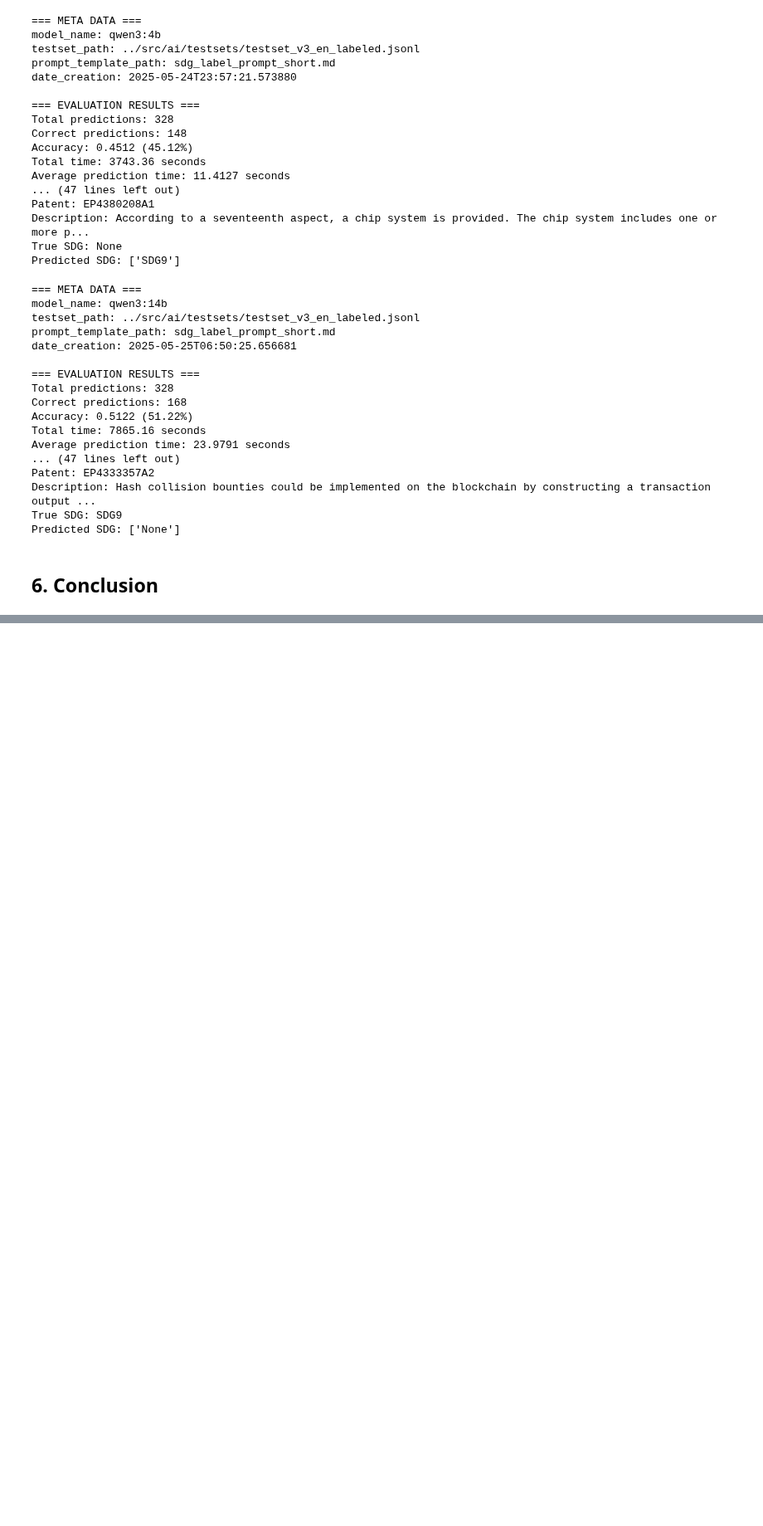
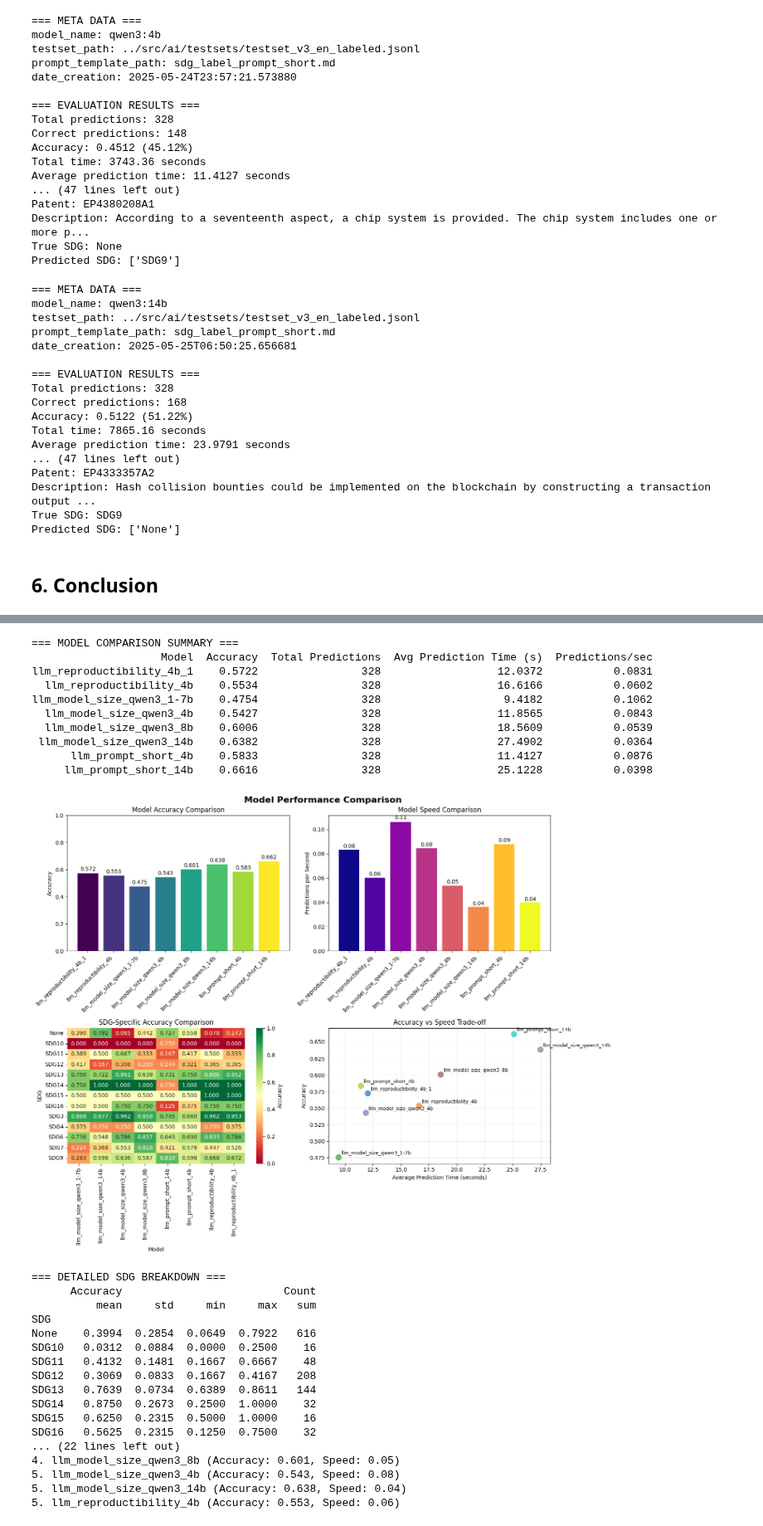
Before and after one commit to Les-4-Quarts/epo-code-fest-spring-2025, a Jupyter notebook: backend/notebooks/07-llm_evaluation.ipynb, the cells around one changed output, grey strips where cells are left out. Shown at 83% size. Saved outputs shown, nothing was run; the diff lists cells and outputs as text; code cells hidden in the pictures; blank space fills up the shorter version.

```diff
--- a/backend/notebooks/07-llm_evaluation.ipynb
+++ b/backend/notebooks/07-llm_evaluation.ipynb
@@ -899,13 +678,0 @@ def compare_models_evaluation(evaluation_paths: list, extract_all_sdgs_func=None
-# %%
-# Exemple d'utilisation:
-results = compare_models_evaluation([
-    "llm_reproductibility_4b_1.jsonl",
-    "llm_reproductibility_4b.jsonl",
-    "llm_model_size_qwen3_1-7b.jsonl",
-    "llm_model_size_qwen3_4b.jsonl",
-    "llm_model_size_qwen3_8b.jsonl",
-    "llm_model_size_qwen3_14b.jsonl",
-    "llm_prompt_short_4b.jsonl",
-    "llm_prompt_short_14b.jsonl",
-
-], extract_all_sdgs_func=extract_all_sdgs)
@@ -940,0 +902,42 @@ SDG16   0.6562  0.1294  0.5000  0.7500    32
+# %%
+# Exemple d'utilisation:
+results = compare_models_evaluation([
+    "llm_reproductibility_4b_1.jsonl",
+    "llm_reproductibility_4b.jsonl",
+    "llm_model_size_qwen3_1-7b.jsonl",
+    "llm_model_size_qwen3_4b.jsonl",
+    "llm_model_size_qwen3_8b.jsonl",
+    "llm_model_size_qwen3_14b.jsonl",
+    "llm_prompt_short_4b.jsonl",
+    "llm_prompt_short_14b.jsonl"
+
+], extract_all_sdgs_func=extract_all_sdgs)
+# %% [output]
+=== MODEL COMPARISON SUMMARY ===
+                    Model  Accuracy  Total Predictions  Avg Prediction Time (s)  Predictions/sec
+llm_reproductibility_4b_1    0.5722                328                  12.0372           0.0831
+  llm_reproductibility_4b    0.5534                328                  16.6166           0.0602
+llm_model_size_qwen3_1-7b    0.4754                328                   9.4182           0.1062
+  llm_model_size_qwen3_4b    0.5427                328                  11.8565           0.0843
+  llm_model_size_qwen3_8b    0.6006                328                  18.5609           0.0539
+ llm_model_size_qwen3_14b    0.6382                328                  27.4902           0.0364
+      llm_prompt_short_4b    0.5833                328                  11.4127           0.0876
+     llm_prompt_short_14b    0.6616                328                  25.1228           0.0398
+[figure, added]
+=== DETAILED SDG BREAKDOWN ===
+      Accuracy                         Count
+          mean     std     min     max   sum
+SDG
+None    0.3994  0.2854  0.0649  0.7922   616
+SDG10   0.0312  0.0884  0.0000  0.2500    16
+SDG11   0.4132  0.1481  0.1667  0.6667    48
+SDG12   0.3069  0.0833  0.1667  0.4167   208
+SDG13   0.7639  0.0734  0.6389  0.8611   144
+SDG14   0.8750  0.2673  0.2500  1.0000    32
+SDG15   0.6250  0.2315  0.5000  1.0000    16
+SDG16   0.5625  0.2315  0.1250  0.7500    32
+... (22 lines left out)
+4. llm_model_size_qwen3_8b (Accuracy: 0.601, Speed: 0.05)
+5. llm_model_size_qwen3_4b (Accuracy: 0.543, Speed: 0.08)
+5. llm_model_size_qwen3_14b (Accuracy: 0.638, Speed: 0.04)
+5. llm_reproductibility_4b (Accuracy: 0.553, Speed: 0.06)
```
Also changed, not shown: parts of 4 cells of this notebook, 1 other file.
